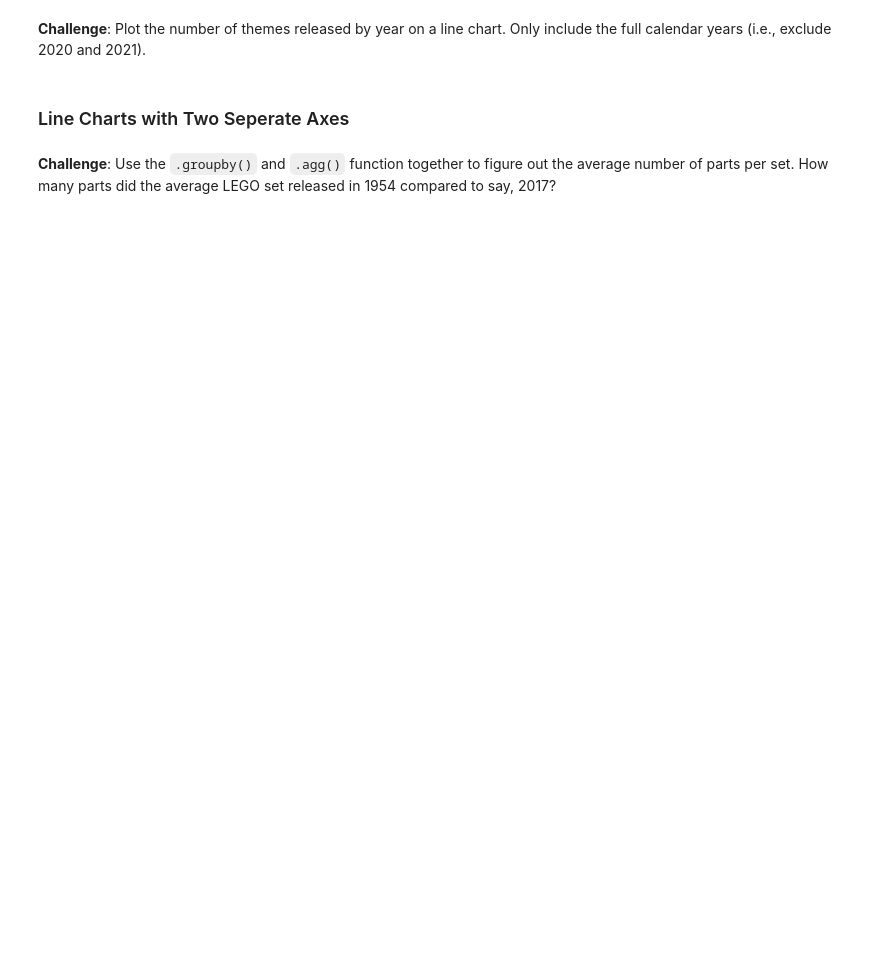
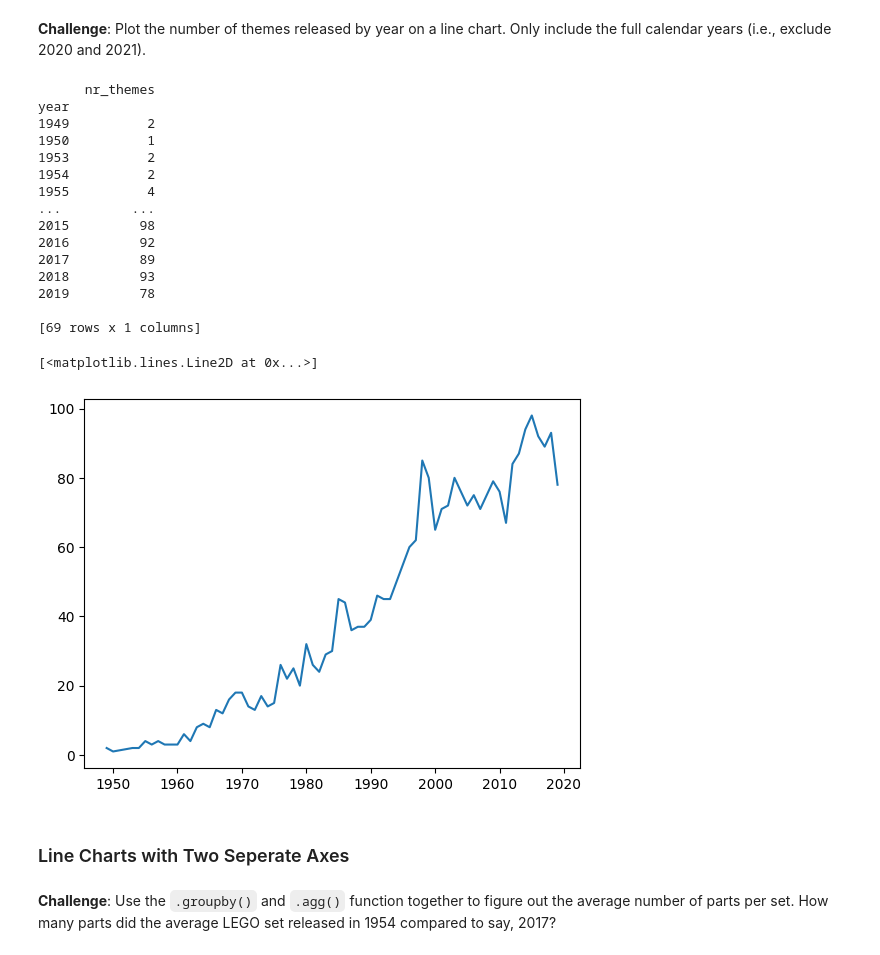
Before and after one commit to J-Bills/day_74, a Jupyter notebook: LEGO Notebook and Data (start)/Lego_Analysis_for_Course_(start).ipynb, the cells around one changed output. Drawn from its saved outputs; the diff is of its cells as text; code cells hidden in the pictures; blank space fills up the shorter version.

```diff
--- a/LEGO Notebook and Data (start)/Lego_Analysis_for_Course_(start).ipynb
+++ b/LEGO Notebook and Data (start)/Lego_Analysis_for_Course_(start).ipynb
@@ -69,3 +193,7 @@ Note that the .csv file is from late 2020, so to plot the full calendar years, y
 ### Aggregate Data with the Python .agg() Function
 
 Let's work out the number of different themes shipped by year. This means we have to count the number of unique theme_ids per calendar year.
+# %%
+themes_by_year = sets_df.groupby('year').agg({f'theme_id': pd.Series.nunique})
+themes_by_year.rename(columns = {'theme_id':'nr_themes'}, inplace = True)
+print(themes_by_year)
@@ -72,5 +216,27 @@ Let's work out the number of different themes shipped by year. This means we hav
 # %% [markdown]
 **Challenge**: Plot the number of themes released by year on a line chart. Only include the full calendar years (i.e., exclude 2020 and 2021).
+# %%
+data_set = themes_by_year[:-2]
+print(data_set)
+plt.plot(data_set)
+# %% [output]
+      nr_themes
+year
+1949          2
+1950          1
+1953          2
+1954          2
+1955          4
+...         ...
+2015         98
+2016         92
+2017         89
+2018         93
+2019         78
+
+[69 rows x 1 columns]
+[<matplotlib.lines.Line2D at 0x...>]
+[figure, added]
 # %% [markdown]
 ### Line Charts with Two Seperate Axes
 # %% [markdown]
```
Also changed, not shown: parts of 23 cells of this notebook.
